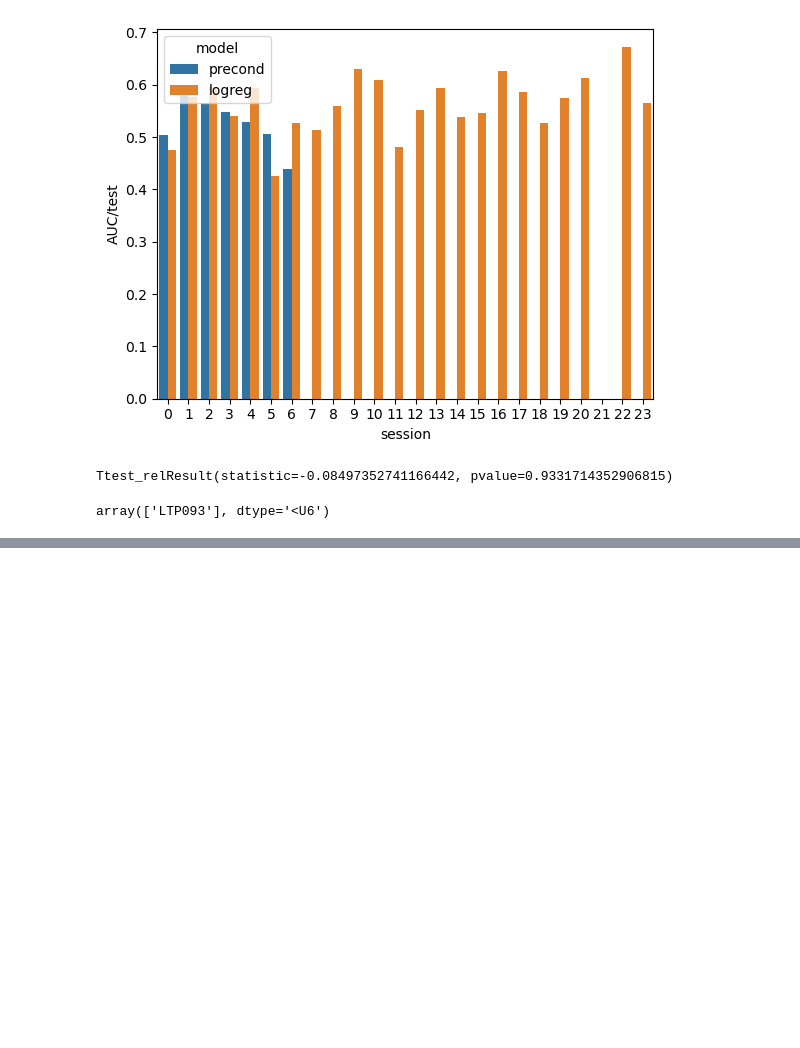
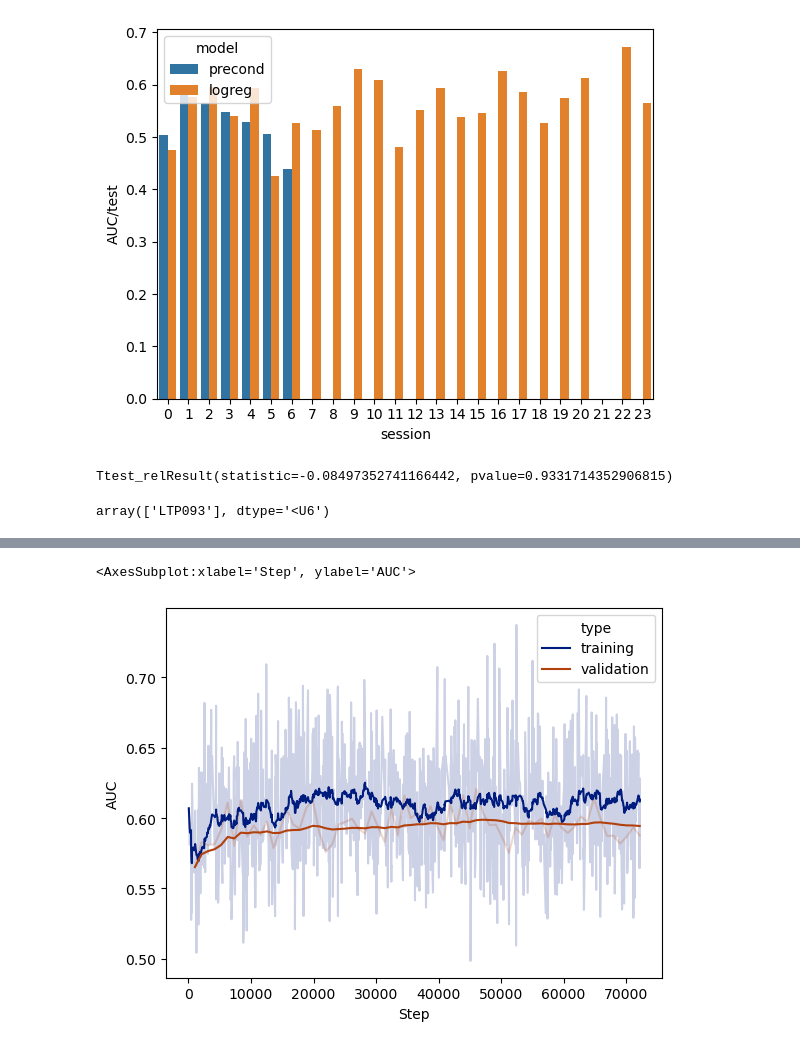
Before and after one commit to jrudoler/cross-subject-learning, a Jupyter notebook: analysis.ipynb, the cells around one changed output, grey strips where cells are left out. Cells and saved outputs as stored; diff of their text form; code cells hidden in the pictures; blank space fills up the shorter version.

```diff
--- a/analysis.ipynb
+++ b/analysis.ipynb
@@ -39,0 +103,7 @@ array(['LTP093'], dtype='<U6')
+# %%
+import glob
+
+files = glob.glob("/Users/jrudoler/Downloads/run*fm*.csv")
+fm_training = pd.read_csv(files[0])
+for f in files[1:]:
+    fm_training = pd.concat([fm_training, pd.read_csv(f)["Value"]], axis=1)
@@ -39,0 +195,14 @@ array(['LTP093'], dtype='<U6')
+# %%
+sns.lineplot(tune_auc, x="Step", y="AUC", hue="type", alpha=0.2, palette="dark")
+sns.lineplot(
+    tune_auc,
+    x="Step",
+    y="AUC_smoothed",
+    hue="type",
+    alpha=1,
+    palette="dark",
+    legend=None,
+)
+# %% [output]
+<AxesSubplot:xlabel='Step', ylabel='AUC'>
+[figure, added]
```
Also changed, not shown: parts of 31 cells of this notebook, 8 other files.
